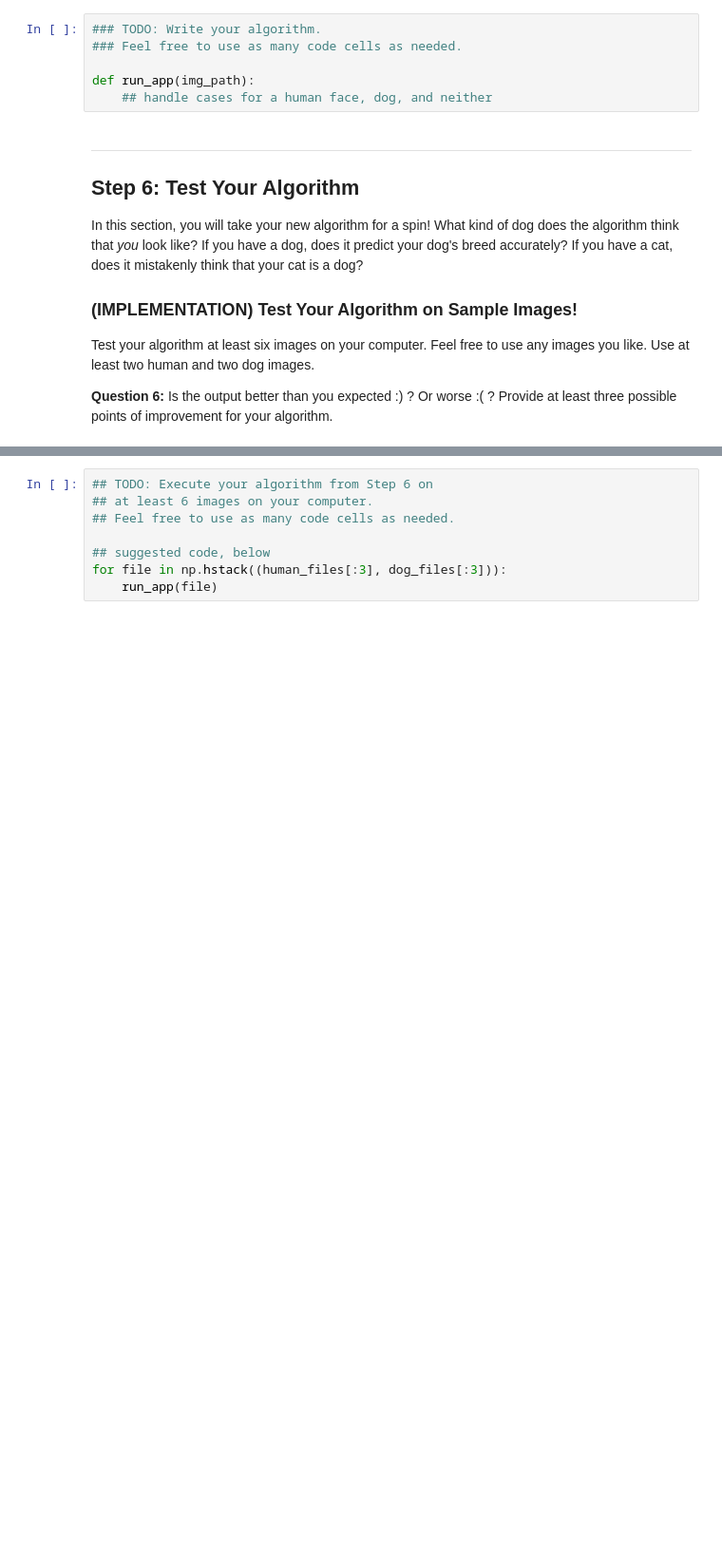
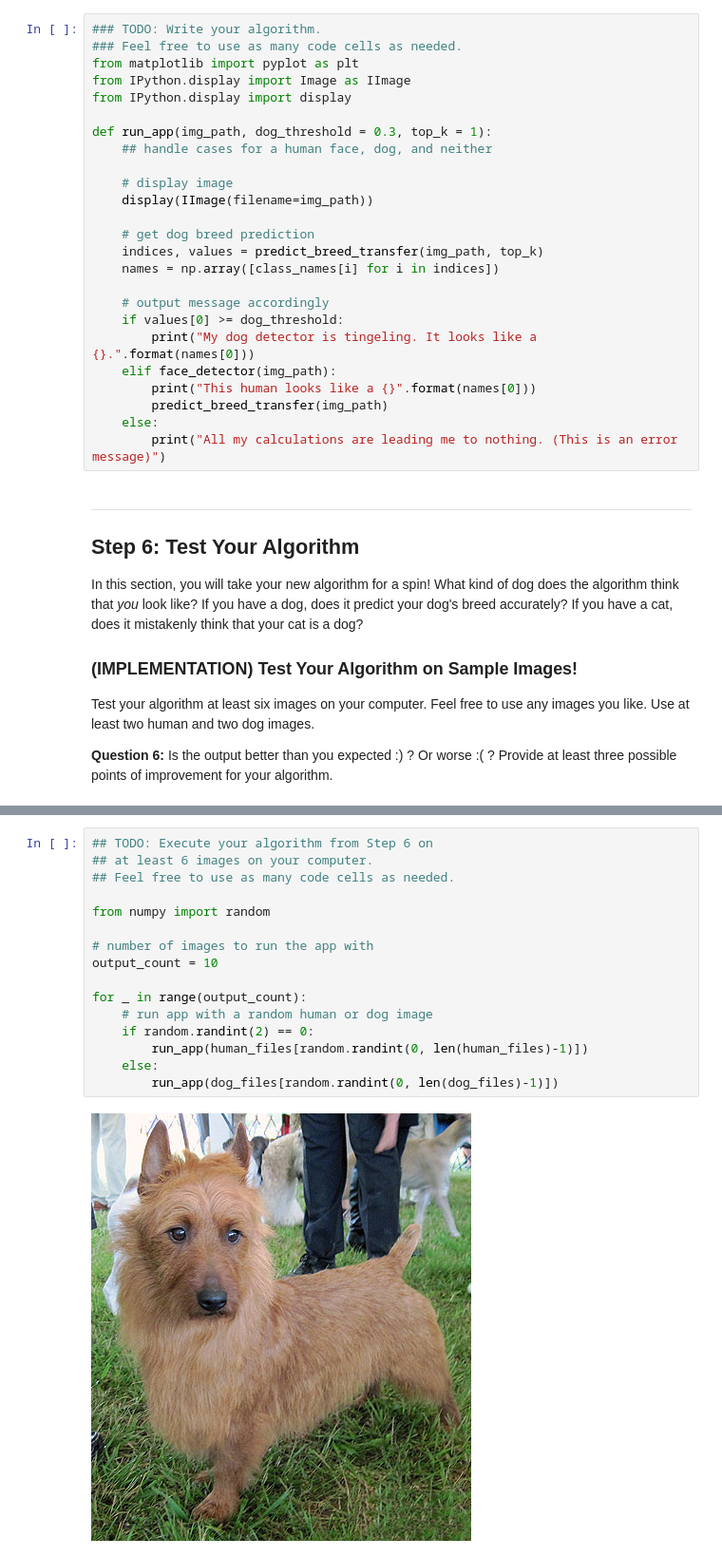
Before and after one commit to roctubre/classifier-dog-breed, a Jupyter notebook: dog_app.ipynb, the cells around one changed output, grey strips where cells are left out. Shown at 95% size. Drawn from its saved outputs; the diff is of its cells as text; blank space fills up the shorter version.

```diff
--- a/dog_app.ipynb
+++ b/dog_app.ipynb
@@ -767,12 +871,31 @@ Some sample output for our algorithm is provided below, but feel free to design
 
 
 ### (IMPLEMENTATION) Write your Algorithm
-# %%
-### TODO: Write your algorithm.
-### Feel free to use as many code cells as needed.
-
-def run_app(img_path):
-    ## handle cases for a human face, dog, and neither
+# %%
+### TODO: Write your algorithm.
+### Feel free to use as many code cells as needed.
+from matplotlib import pyplot as plt
+from IPython.display import Image as IImage
+from IPython.display import display
+
+def run_app(img_path, dog_threshold = 0.3, top_k = 1):
+    ## handle cases for a human face, dog, and neither
+
+    # display image
+    display(IImage(filename=img_path))
+
+    # get dog breed prediction
+    indices, values = predict_breed_transfer(img_path, top_k)
+    names = np.array([class_names[i] for i in indices])
+
+    # output message accordingly
+    if values[0] >= dog_threshold:
+        print("My dog detector is tingeling. It looks like a {}.".format(names[0]))
+    elif face_detector(img_path):
+        print("This human looks like a {}".format(names[0]))
+        predict_breed_transfer(img_path)
+    else:
+        print("All my calculations are leading me to nothing. (This is an error message)")
 # %% [markdown]
 ---
 <a id='step6'></a>
@@ -790,8 +916,18 @@ __Answer:__ (Three possible points for improvement)
 # %%
 ## TODO: Execute your algorithm from Step 6 on
 ## at least 6 images on your computer.
 ## Feel free to use as many code cells as needed.
 
-## suggested code, below
-for file in np.hstack((human_files[:3], dog_files[:3])):
-    run_app(file)
+from numpy import random
+
+# number of images to run the app with
+output_count = 10
+
+for _ in range(output_count):
+    # run app with a random human or dog image
+    if random.randint(2) == 0:
+        run_app(human_files[random.randint(0, len(human_files)-1)])
+    else:
+        run_app(dog_files[random.randint(0, len(dog_files)-1)])
+# %% [output]
+[figure, added]
```
Also changed, not shown: parts of 30 cells of this notebook, 1 other file.
